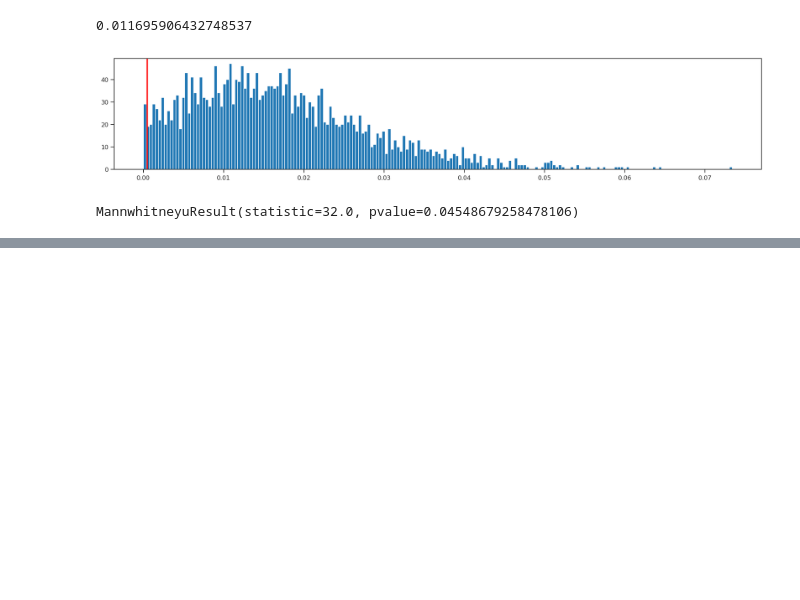
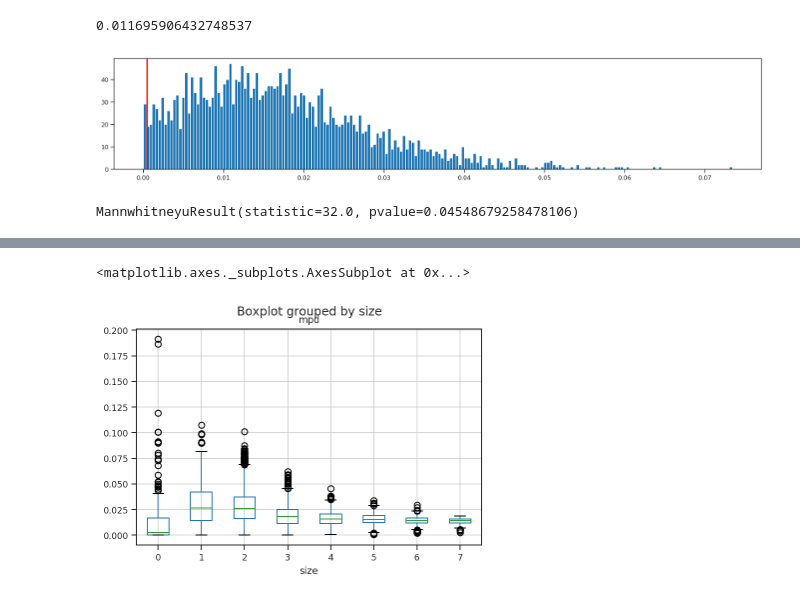
Before and after one commit to alimanfoo/ag1000g-phase2-data-paper, a Jupyter notebook: notebooks/36-variation-in-dsx-Cas9-target/feature_diversity.ipynb, the cells around one changed output, grey strips where cells are left out. Cells and saved outputs as stored; diff of their text form; code cells hidden in the pictures; blank space fills up the shorter version.

```diff
--- a/notebooks/36-variation-in-dsx-Cas9-target/feature_diversity.ipynb
+++ b/notebooks/36-variation-in-dsx-Cas9-target/feature_diversity.ipynb
@@ -615,0 +741,15 @@ MannwhitneyuResult(statistic=32.0, pvalue=0.04548679258478106)
+# %%
+# Let's make some bins for a clearer plot
+intron_size_bins = ((intron_group_sizes > 20).astype(int) +
+    (intron_group_sizes > 50).astype(int) +
+    (intron_group_sizes > 100).astype(int) +
+    (intron_group_sizes > 200).astype(int) +
+    (intron_group_sizes > 500).astype(int) +
+    (intron_group_sizes > 1000).astype(int) +
+    (intron_group_sizes > 10000).astype(int))
+intron_mpd_by_size = intron_group_mpd_2.groupby(intron_size_bins)
+
+pd.DataFrame({'size': intron_size_bins, 'mpd': intron_group_mpd_2}).boxplot(column = 'mpd', by = 'size')
+# %% [output]
+<matplotlib.axes._subplots.AxesSubplot at 0x...>
+[figure, added]
```
Also changed, not shown: parts of 34 cells of this notebook.
